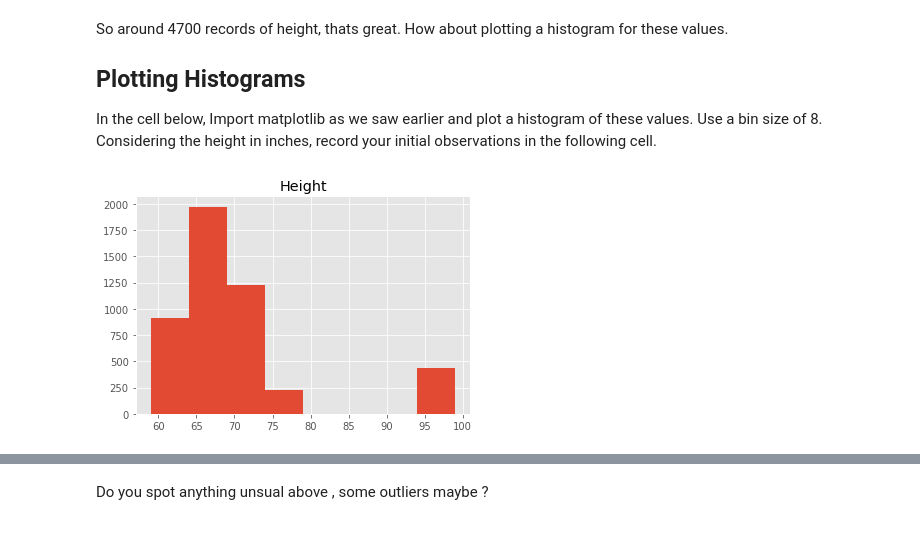
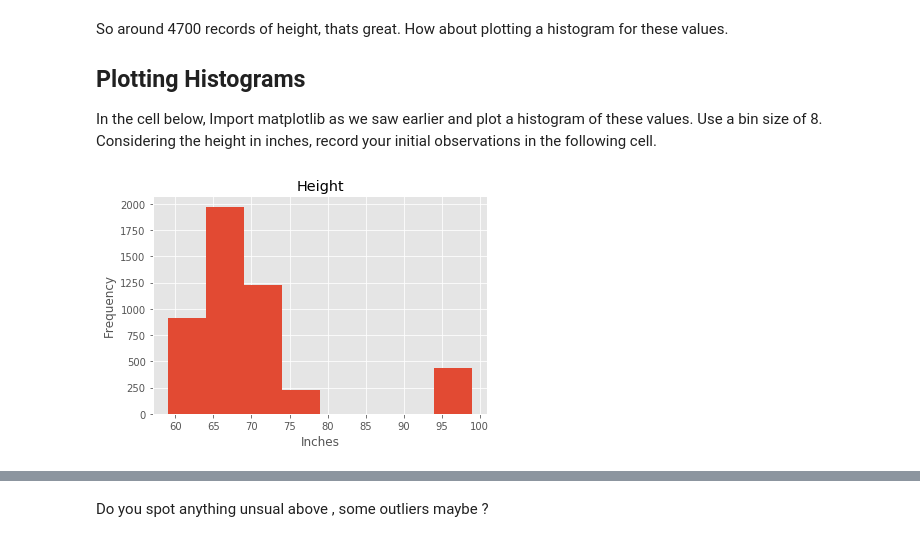
Before and after one commit to mandoiwanaga/dsc-1-02-17-implementing-statistics-with-functions-lab-seattle-ds-career-040119, a Jupyter notebook: index.ipynb, the cells around one changed output, grey strips where cells are left out. Saved outputs shown, nothing was run; the diff lists cells and outputs as text; code cells hidden in the pictures.

```diff
--- a/index.ipynb
+++ b/index.ipynb
@@ -44,16 +44,16 @@ In the cell below, Import matplotlib as we saw earlier and plot a histogram of t
 # %%
 # Import matplotlib and plot histogram for height data
 import matplotlib.pyplot as plt
 
 plt.style.use('ggplot')
 
 plt.hist(height, bins=8)
 plt.title("Height")
 plt.xlabel('Inches')
-plt.ylabel
+plt.ylabel('Frequency')
 plt.show()
 # %% [output]
-[figure, old version]
+[figure, new version]
 # %%
 # Expected output below
 # %% [markdown]
```
